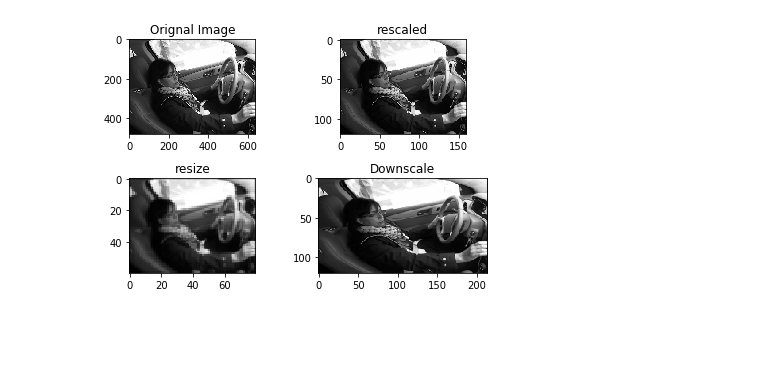
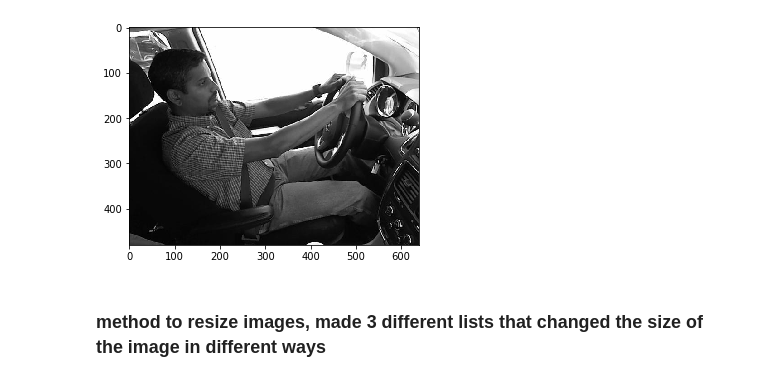
Before and after one commit to jesus-r-mendoza/State-Farm-Distracted-Driver-Detection, a Jupyter notebook: src/ipynb/Read_trainImages.ipynb, the cells around one changed output. Cells and saved outputs as stored; diff of their text form; code cells hidden in the pictures; blank space fills up the shorter version.

Commit message:
methods for reading test and training images

```diff
--- a/src/ipynb/Read_trainImages.ipynb
+++ b/src/ipynb/Read_trainImages.ipynb
@@ -10,36 +10,14 @@ from skimage import data, color
 from skimage.transform import rescale, resize, downscale_local_mean
 from skimage import io
 from tqdm import tqdm
-# %%
-# img=cv2.imread('/Users/Juan/Desktop/CS4662/imgs/test/img_1.jpg',cv2.IMREAD_GRAYSCALE)
-img=cv2.imread('/Users/hollo/Desktop/DataScience/project/imgs/test/img_1.jpg',cv2.IMREAD_GRAYSCALE)
-
-
-img_rescale = rescale(img, 1.0/4.0, anti_aliasing = False)
-img_resize = resize(img, (img.shape[0] / 8, img.shape[1] / 8),anti_aliasing=True)
-img_downscale = downscale_local_mean(img, (4, 3))
-
-fig, axes = plt.subplots(nrows=2, ncols=2)
-ax = axes.ravel()
-
-ax[0].imshow(img,cmap="gray")
-ax[0].set_title("Orignal Image")
-
-ax[1].imshow(img_rescale,cmap="gray")
-ax[1].set_title("rescaled")
-
-
-ax[2].imshow(img_resize,cmap="gray")
-ax[2].set_title("resize")
-
-ax[3].imshow(img_downscale,cmap="gray")
-ax[3].set_title("Downscale")
-
-
-plt.tight_layout()
-plt.show()
-# %% [output]
-[figure, removed]
+# %%
+
+# img=cv2.imread('/Users/Juan/Desktop/CS4662/imgs/train/c0/img_34.jpg',cv2.IMREAD_GRAYSCALE)
+img=cv2.imread('/Users/hollo/Desktop/DataScience/project/imgs/train/c0/img_34.jpg',cv2.IMREAD_GRAYSCALE)
+plt.imshow(img,cmap="gray")
+plt.show()
+# %% [output]
+[figure, added]
 # %%
 # training path
 
@@ -48,3 +40,5 @@ DATADIR = "/Users/hollo/Desktop/DataScience/project/imgs/test"
+# %% [markdown]
+### method to resize images, made 3 different lists that changed the size of the image in different ways
 # %%
 rescale_td=[]
 resize_td=[]
```
Also changed, not shown: parts of 22 cells of this notebook, 2 other files.
